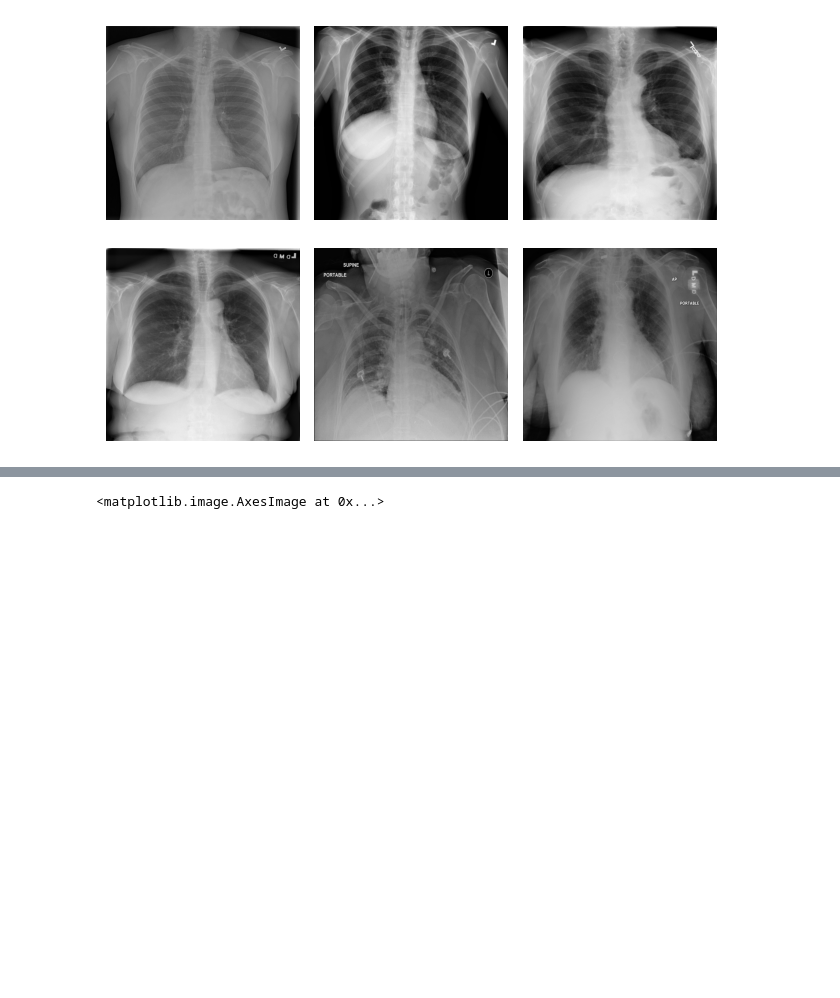
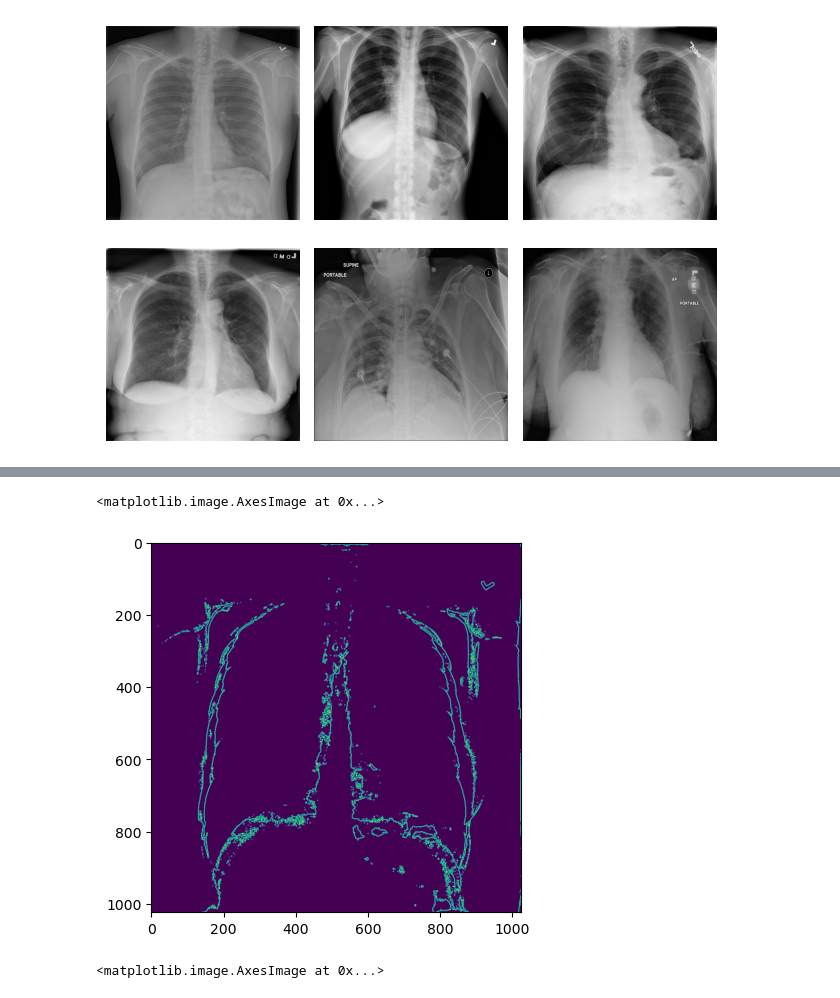
Before and after one commit to annpn526/Final-Project, a Jupyter notebook: Project/file.ipynb, the cells around one changed output, grey strips where cells are left out. Saved outputs shown, nothing was run; the diff lists cells and outputs as text; code cells hidden in the pictures; blank space fills up the shorter version.

```diff
--- a/Project/file.ipynb
+++ b/Project/file.ipynb
@@ -61,8 +61,3 @@ KeyboardInterrupt:
 plotImgs(testds)
 # %% [output]
 [figure]
-# %%
-img = testds[0].astype(float)
-res, edge = cv2.threshold(img, 125,255,cv2.THRESH_BINARY)
-
-# cv2.imshow('Binary Threshold', edge)
@@ -69,3 +114,13 @@ res, edge = cv2.threshold(img, 125,255,cv2.THRESH_BINARY)
+# %%
+import skimage as ski
+markers = np.zeros_like(edge)
+edge = ski.filters.sobel(img)
+markers[img < 30] = 1
+markers[img > 150] = 2
+plt.imshow(edge)
+# %% [output]
+<matplotlib.image.AxesImage at 0x...>
+[figure, added]
 # %%
 plt.imshow(edge)
 # %% [output]
```
Also changed, not shown: parts of 5 cells of this notebook.
